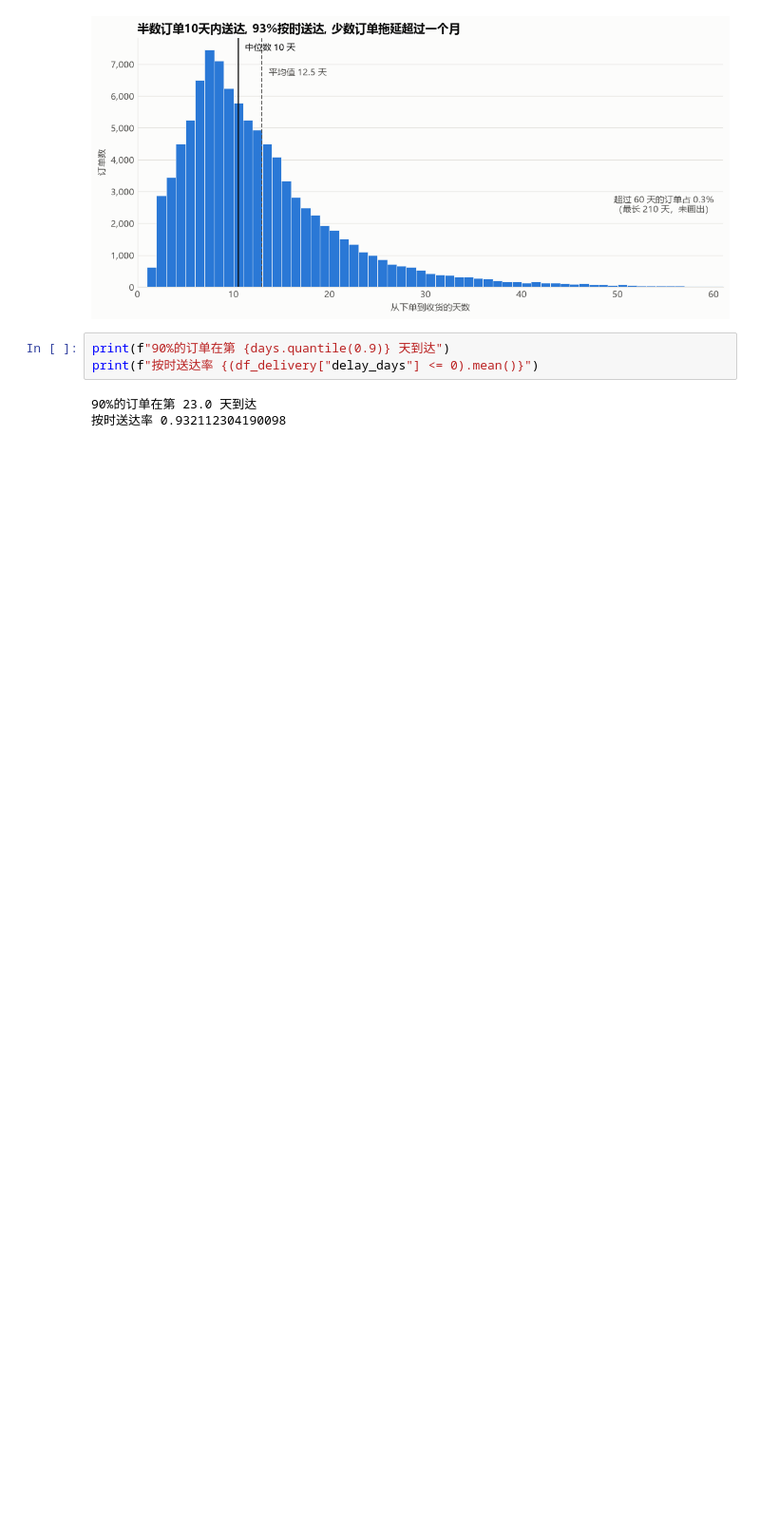
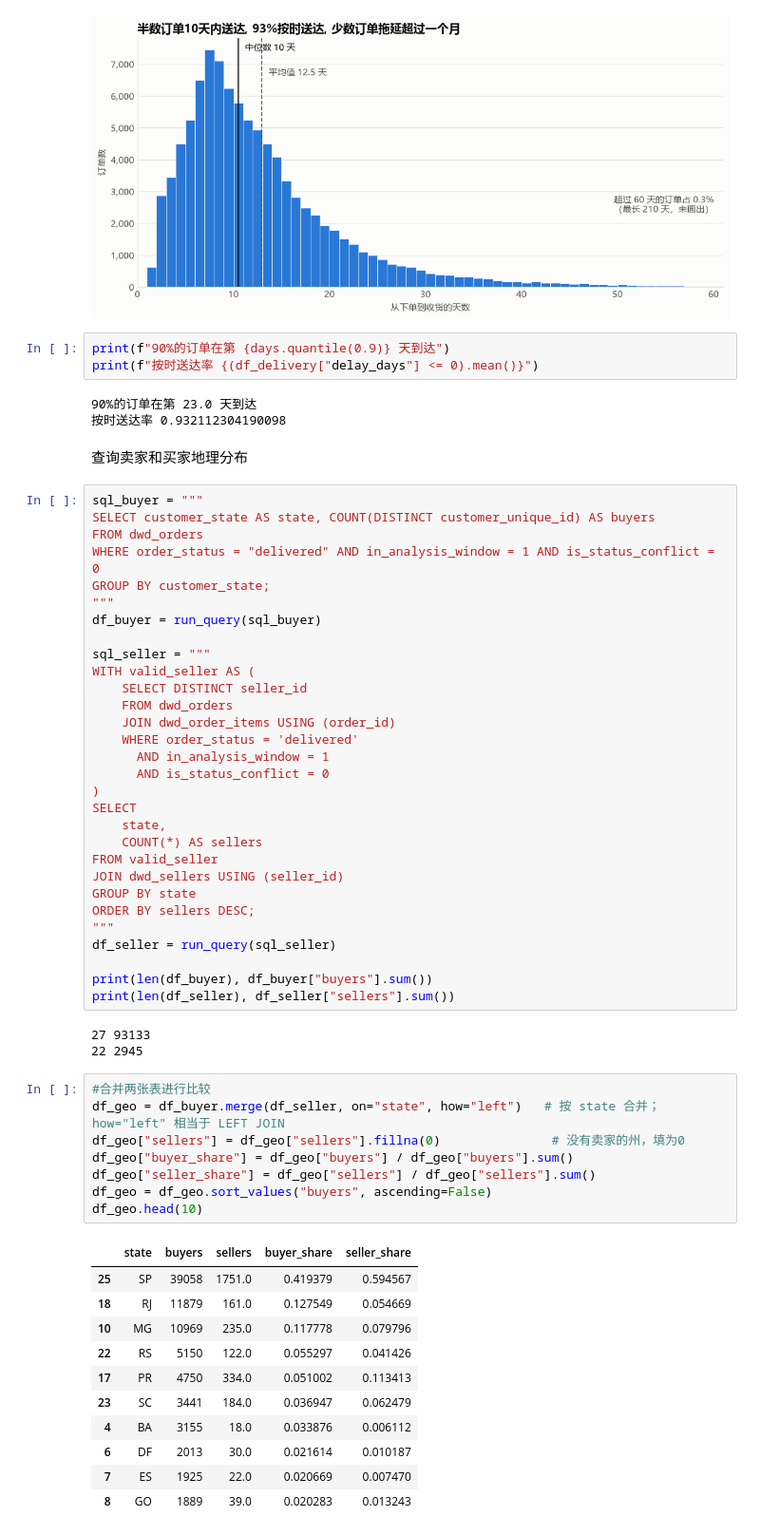
Before and after one commit to LeeMichael-L/olist-analytics, a Jupyter notebook: python/s1_overview.ipynb, the cells around one changed output. Shown at 95% size. Cells and saved outputs as stored; diff of their text form; blank space fills up the shorter version.

```diff
--- a/python/s1_overview.ipynb
+++ b/python/s1_overview.ipynb
@@ -549,3 +549,58 @@ print(f"按时送达率 {(df_delivery["delay_days"] <= 0).mean()}")
 # %% [output]
 90%的订单在第 23.0 天到达
 按时送达率 0.932112304190098
+# %% [markdown]
+查询卖家和买家地理分布
+# %%
+sql_buyer = """
+SELECT customer_state AS state, COUNT(DISTINCT customer_unique_id) AS buyers
+FROM dwd_orders
+WHERE order_status = "delivered" AND in_analysis_window = 1 AND is_status_conflict = 0
+GROUP BY customer_state;
+"""
+df_buyer = run_query(sql_buyer)
+
+sql_seller = """
+WITH valid_seller AS (
+    SELECT DISTINCT seller_id
+    FROM dwd_orders
+    JOIN dwd_order_items USING (order_id)
+    WHERE order_status = 'delivered'
+      AND in_analysis_window = 1
+      AND is_status_conflict = 0
+)
+SELECT
+    state,
+    COUNT(*) AS sellers
+FROM valid_seller
+JOIN dwd_sellers USING (seller_id)
+GROUP BY state
+ORDER BY sellers DESC;
+"""
+df_seller = run_query(sql_seller)
+
+print(len(df_buyer), df_buyer["buyers"].sum())
+print(len(df_seller), df_seller["sellers"].sum())
+# %% [output]
+27 93133
+22 2945
+# %%
+#合并两张表进行比较
+df_geo = df_buyer.merge(df_seller, on="state", how="left")   # 按 state 合并；how="left" 相当于 LEFT JOIN
+df_geo["sellers"] = df_geo["sellers"].fillna(0)               # 没有卖家的州，填为0
+df_geo["buyer_share"] = df_geo["buyers"] / df_geo["buyers"].sum()
+df_geo["seller_share"] = df_geo["sellers"] / df_geo["sellers"].sum()
+df_geo = df_geo.sort_values("buyers", ascending=False)
+df_geo.head(10)
+# %% [output]
+|  | state | buyers | sellers | buyer_share | seller_share |
+| 25 | SP | 39058 | 1751.0 | 0.419379 | 0.594567 |
+| 18 | RJ | 11879 | 161.0 | 0.127549 | 0.054669 |
+| 10 | MG | 10969 | 235.0 | 0.117778 | 0.079796 |
+| 22 | RS | 5150 | 122.0 | 0.055297 | 0.041426 |
+| 17 | PR | 4750 | 334.0 | 0.051002 | 0.113413 |
+| 23 | SC | 3441 | 184.0 | 0.036947 | 0.062479 |
+| 4 | BA | 3155 | 18.0 | 0.033876 | 0.006112 |
+| 6 | DF | 2013 | 30.0 | 0.021614 | 0.010187 |
+| 7 | ES | 1925 | 22.0 | 0.020669 | 0.007470 |
+| 8 | GO | 1889 | 39.0 | 0.020283 | 0.013243 |
```
Also changed, not shown: parts of 1 cell of this notebook, 3 other files.
